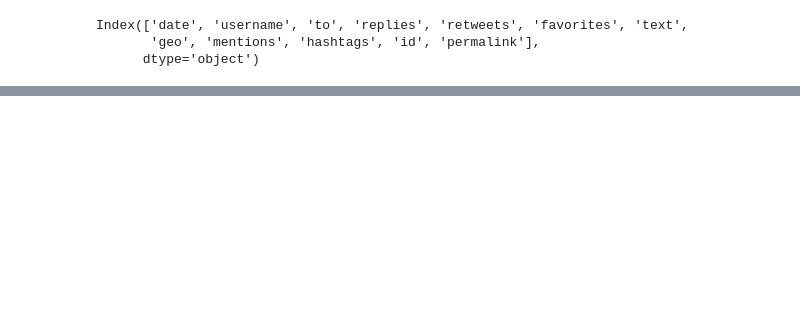
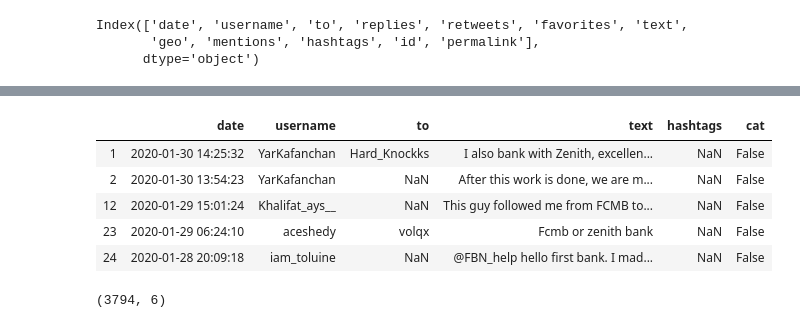
Before and after one commit to geewynn/Data-Analytics, a Jupyter notebook: twitter_script.ipynb, the cells around one changed output, grey strips where cells are left out. Saved outputs shown, nothing was run; the diff lists cells and outputs as text; code cells hidden in the pictures; blank space fills up the shorter version.

```diff
--- a/twitter_script.ipynb
+++ b/twitter_script.ipynb
@@ -167,0 +98,17 @@ Name: username, Length: 6062, dtype: object
+# %%
+#select tweets without hashtags because hashtags are used to trend stuff
+
+new_data = new_data[new_data['hashtags'].isna()]
+# %%
+new_data.head()
+# %% [output]
+|  | date | username | to | text | hashtags | cat |
+| 1 | 2020-01-30 14:25:32 | YarKafanchan | Hard_Knockks | I also bank with Zenith, excellen... | NaN | False |
+| 2 | 2020-01-30 13:54:23 | YarKafanchan | NaN | After this work is done, we are m... | NaN | False |
+| 12 | 2020-01-29 15:01:24 | Khalifat_ays__ | NaN | This guy followed me from FCMB to... | NaN | False |
+| 23 | 2020-01-29 06:24:10 | aceshedy | volqx | Fcmb or zenith bank | NaN | False |
+| 24 | 2020-01-28 20:09:18 | iam_toluine | NaN | @FBN_help hello first bank. I mad... | NaN | False |
+# %%
+new_data.shape
+# %% [output]
+(3794, 6)
```
Also changed, not shown: parts of 46 cells of this notebook.
